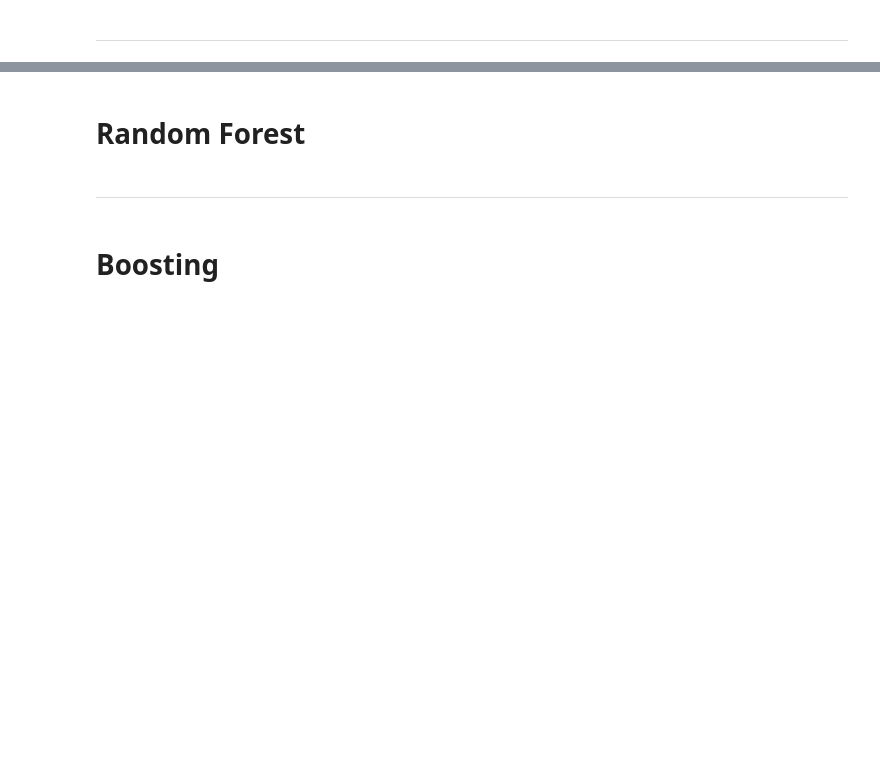
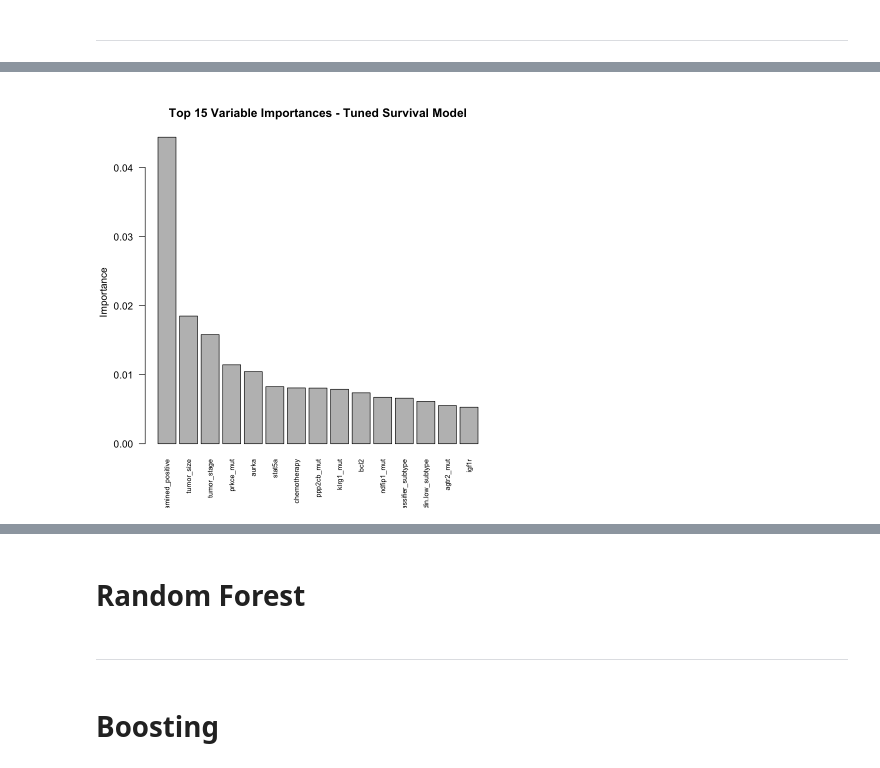
Before and after one commit to harrisdurrani/data_mining_project, a Jupyter notebook: Ensemble Tree Methods (R code).ipynb, the cells around one changed output, grey strips where cells are left out. Saved outputs shown, nothing was run; the diff lists cells and outputs as text; code cells hidden in the pictures; blank space fills up the shorter version.

```diff
--- a/Ensemble Tree Methods (R code).ipynb
+++ b/Ensemble Tree Methods (R code).ipynb
@@ -748,0 +1031,34 @@ $tumor_stage
+# %%
+# Original model variable importance
+var_imp <- vimp(bag_model)
+
+var_imp_df <- data.frame(
+  variable = names(var_imp$importance),
+  importance = as.numeric(var_imp$importance)
+)
+
+var_imp_df <- var_imp_df[order(-var_imp_df$importance), ]
+
+top15_original <- head(var_imp_df, 15)
+
+# Tuned model variable importance
+var_imp_tuned <- vimp(bag_model_tuned)
+
+var_imp_df_tuned <- data.frame(
+  variable = names(var_imp_tuned$importance),
+  importance = as.numeric(var_imp_tuned$importance)
+)
+
+var_imp_df_tuned <- var_imp_df_tuned[order(-var_imp_df_tuned$importance), ]
+
+top15_tuned <- head(var_imp_df_tuned, 15)
+
+common_vars <- intersect(top15_original$variable, top15_tuned$variable)
+common_vars
+length(common_vars)
+
+comparison_top15 <- full_join(
+  top15_original %>% rename(original_importance = importance),
+  top15_tuned %>% rename(tuned_importance = importance),
+  by = "variable"
+)
@@ -748,0 +1072,13 @@ $tumor_stage
+# %%
+top15_tuned <- head(var_imp_df_tuned, 15)
+
+barplot(
+  top15_tuned$importance,
+  names.arg = top15_tuned$variable,
+  las = 2,
+  cex.names = 0.7,
+  main = "Top 15 Variable Importances - Tuned Survival Model",
+  ylab = "Importance"
+)
+# %% [output]
+[figure, added]
```
Also changed, not shown: parts of 30 cells of this notebook.
